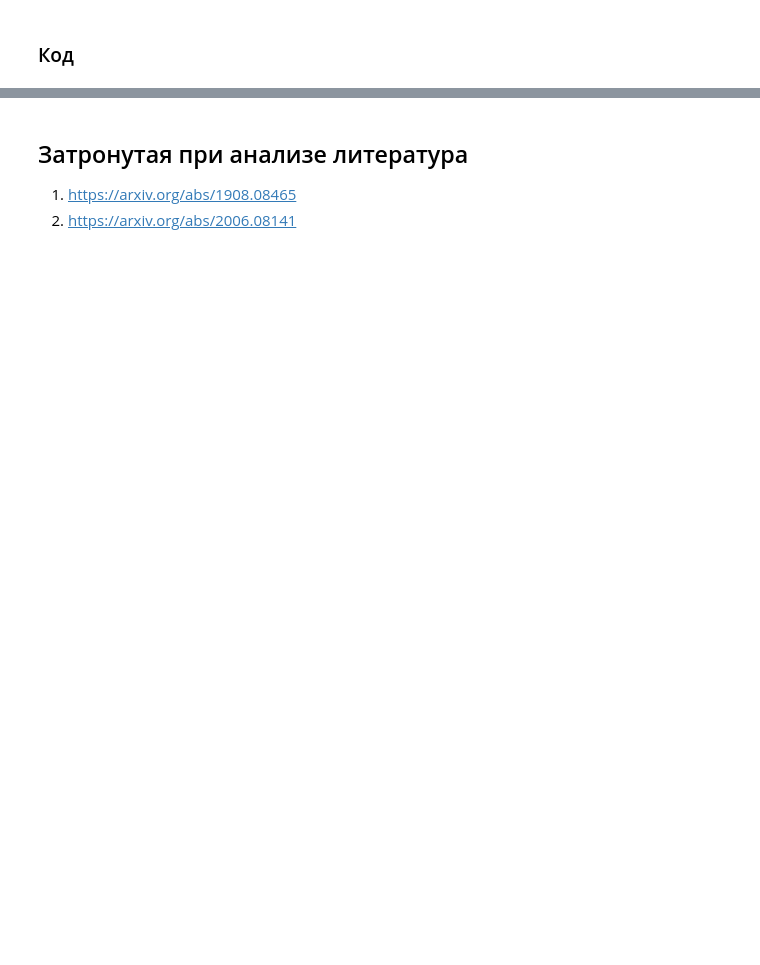
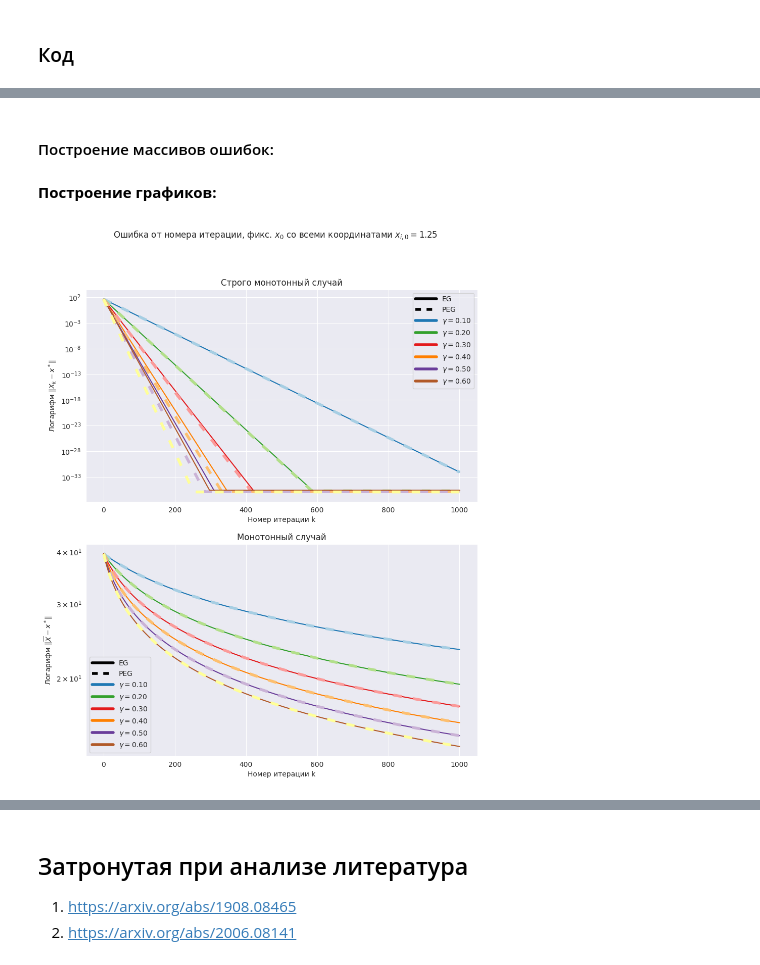
Before and after one commit to DanMax03/Single-Call-SEGM, a Jupyter notebook: analysis.ipynb, the cells around one changed output, grey strips where cells are left out. Drawn from its saved outputs; the diff is of its cells as text; code cells hidden in the pictures; blank space fills up the shorter version.

```diff
--- a/analysis.ipynb
+++ b/analysis.ipynb
@@ -863,0 +956,21 @@ def past_extra_gradient_descent(L_func, oracle_func, gamma_func, x_0, x_sol, R,
+# %%
+eg_one_start_results = np.zeros(shape=(len(coefs_arr), gamma_steps_cnt, 2 * K + 1, d))
+peg_one_start_results = np.zeros(shape=(len(coefs_arr), gamma_steps_cnt, 2 * K + 1, d))
+
+for i, oracle_func in enumerate(oracle_funcs):
+    for j, gamma_func in enumerate(gamma_funcs):
+        eg_one_start_results[i, j] = extra_gradient_descent(oracle_func, gamma_func, fixed_x_0, K)
+        peg_one_start_results[i, j] = past_extra_gradient_descent(oracle_func, gamma_func, fixed_x_0, K)
+# %%
+eg_one_step_results = np.zeros(shape=(len(coefs_arr), x_0_cnt, 2 * K + 1, d))
+peg_one_step_results = np.zeros(shape=(len(coefs_arr), x_0_cnt, 2 * K + 1, d))
+
+for i, oracle_func in enumerate(oracle_funcs):
+    for j, x_0 in enumerate(x_0s):
+        eg_one_step_results[i, j] = extra_gradient_descent(oracle_func, fixed_gamma_func, x_0, K)
+        peg_one_step_results[i, j] = past_extra_gradient_descent(oracle_func, fixed_gamma_func, x_0, K)
+# %% [markdown]
+#### Построение массивов ошибок:
+# %%
+def get_cummean(xs):
+    return np.cumsum(xs, axis=0) / np.expand_dims(np.arange(1, len(xs) + 1), axis=1)
@@ -863,0 +1009,43 @@ def past_extra_gradient_descent(L_func, oracle_func, gamma_func, x_0, x_sol, R,
+# %% [markdown]
+**Построение графиков:**
+# %%
+with sns.axes_style('darkgrid'), sns.color_palette('Paired', n_colors=2 * gamma_steps_cnt) as pal:
+    plt.figure(figsize=(10, 12))
+    plt.suptitle('Ошибка от номера итерации, фикс. $x_0$ со всеми координатами $x_' + r'{i, 0}' + ' = {:.2f}$'.format(fixed_x_0_coord))
+
+    legend_lines = [
+        plt.Line2D([0], [0], color='k', lw=4),
+        plt.Line2D([0], [0], color='k', lw=4, dashes=(2, 2))
+    ]
+    legend_labels = [
+        'EG',
+        'PEG'
+    ]
+
+    ns = np.arange(K + 1)
+
+    for i, gamma in enumerate(gamma_steps):
+        legend_lines.append(plt.Line2D([0], [0], color=pal[2 * i + 1], lw=4))
+        legend_labels.append('$\\gamma = {:.2f}$'.format(gamma))
+
+    for i, lbl in enumerate(coefs_labels):
+        plt.subplot(2, 1, i + 1)
+        plt.title(lbl)
+
+        for j in range(0, gamma_steps_cnt):
+            sns.lineplot(x=ns, y=eg_one_start_errors[i, j, ::2], color=pal[2 * j + 1])
+            sns.lineplot(x=ns, y=peg_one_start_errors[i, j, ::2], color=pal[2 * j], dashes=(3, 4), lw=4)
+
+        plt.yscale('log')
+
+        plt.xlabel('Номер итерации k')
+
+        if i == 1:
+            plt.ylabel('Логарифм ' + r'$\|\overline{X} - x^*\|$')
+        else:
+            plt.ylabel('Логарифм ' + r'$\|X_k - x^*\|$')
+
+        plt.legend(legend_lines, legend_labels, handlelength=3)
+    plt.show()
+# %% [output]
+[figure, added]
```
Also changed, not shown: parts of 30 cells of this notebook.
